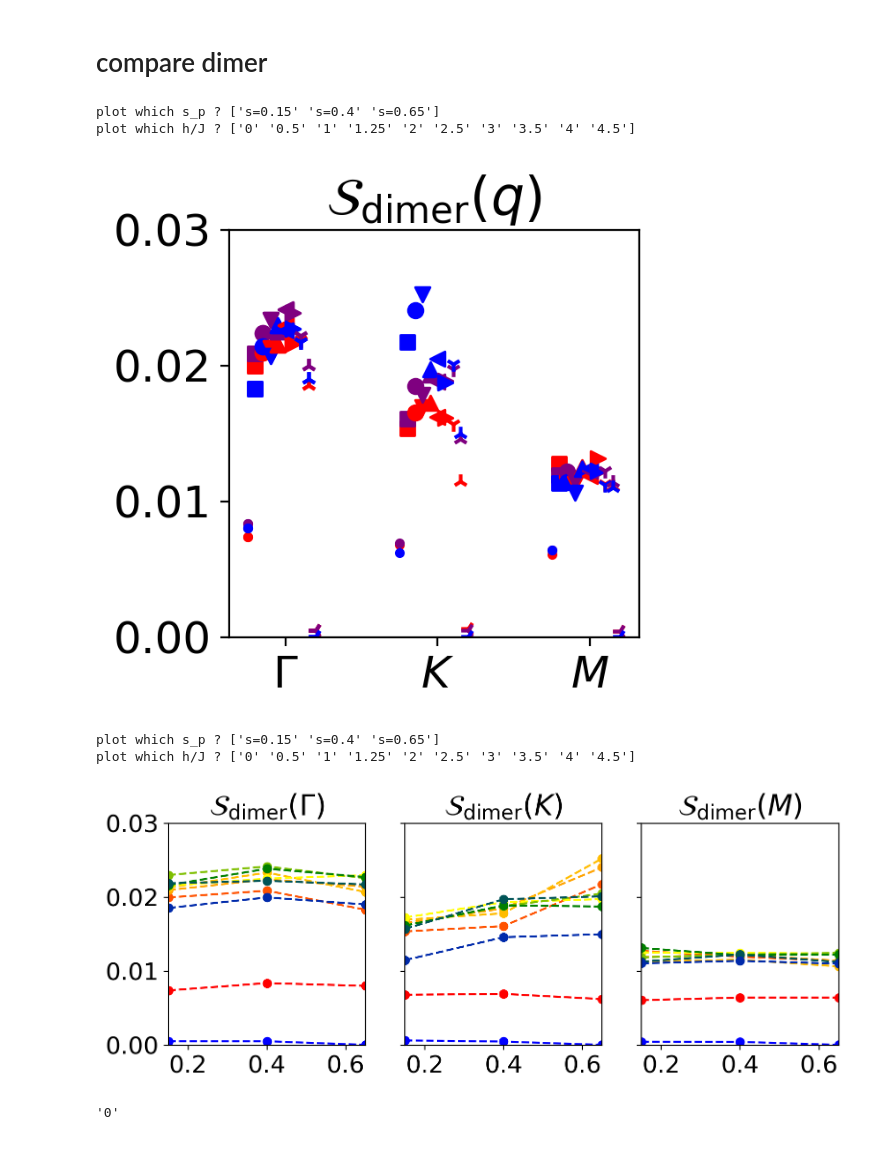
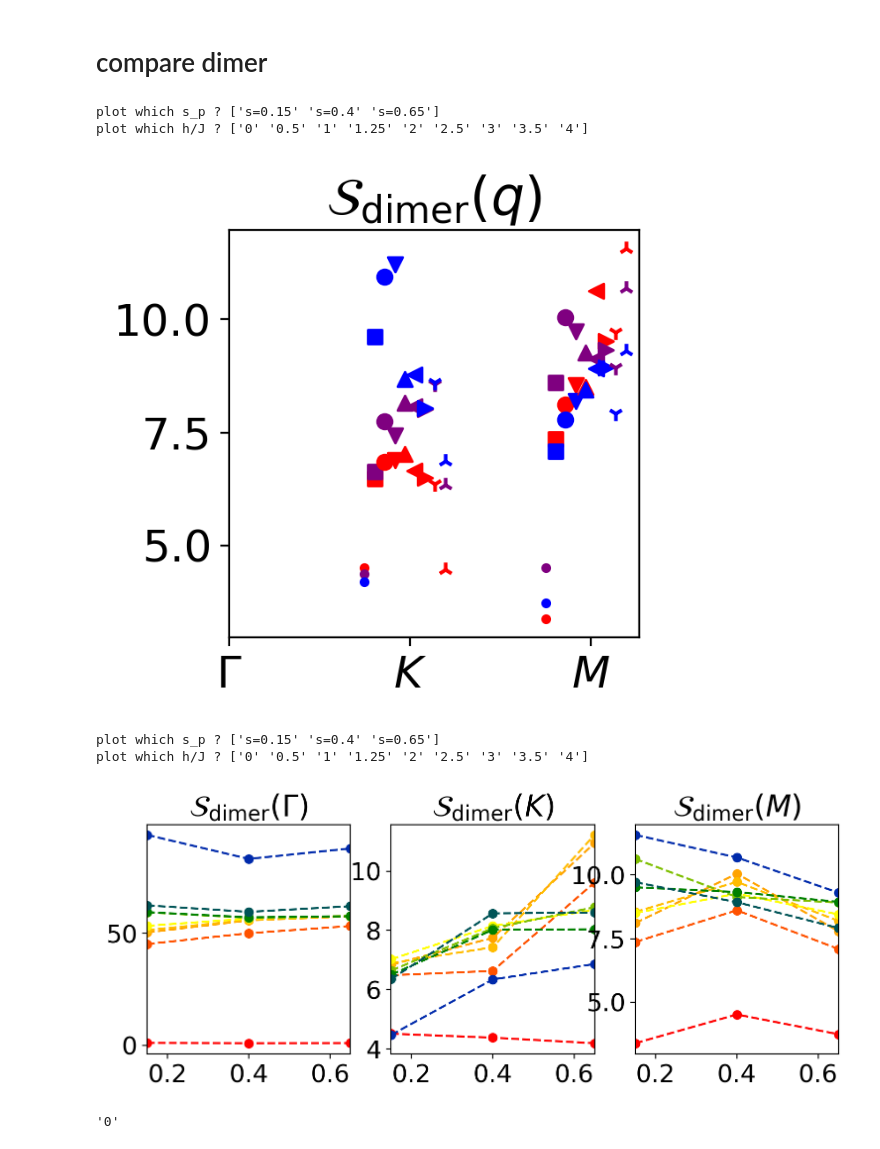
Before and after one commit to vdrouint/d-wave-other, a Jupyter notebook: kagome-tfim/processing/plot_FT.ipynb, the cells around one changed output. Cells and saved outputs as stored; diff of their text form; code cells hidden in the pictures.

```diff
--- a/kagome-tfim/processing/plot_FT.ipynb
+++ b/kagome-tfim/processing/plot_FT.ipynb
@@ -790,14 +799,14 @@ cmap = mpl.colors.LinearSegmentedColormap.from_list("", tuples)
 
 plt.rcParams['figure.dpi'] = 200
 plt.rcParams.update({'font.size':18})
-plt.figure(figsize=(3,3))
+plt.figure(figsize=(8,6))
 
 which_s = [0,1,2]
 print('plot which s_p ?', np.array(slist)[which_s])
-which_hJ = [1]
+which_hJ = [2]
 print('plot which s_p ?', np.array(hoverJ_apq)[which_hJ])
 
-step = 7
+step = 1
 numKpoints = 40
 # orders = [0, numKpoints, 2*numKpoints + 1, 3*numKpoints + 2]
 orders = []
@@ -835,7 +844,8 @@ for i in which_hJ:
         # orders = np.arange(0, len(finalSQ_spin_line), step)
         # plt.plot(yhat[orders], marker = 's', linestyle = '-', label = 'h/J=' + tag1, color = cmap(float(tag1)/4.5))
         # yvals = finalSQ_spin_line[orders]
-        yvals = finalSQ_spin_line[orders]
+        yvals = 3*168*finalSQ_spin_line[orders]
+        # yvals = 3*168*yhat[orders]
 
         # plt.plot(orders, yvals, marker = '+', linestyle = '--', color = cmap(float(tag1)/4.5))
         plt.plot(orders, yvals, marker = markers[0], linestyle = '--', color = cmap_s(j/2), label = tag2)
@@ -853,10 +863,11 @@ plt.xticks(ticks = xticks, labels = xticks_label);
 # plt.legend([a, b], [r"$s_p = 0.65$", r"$s_p = 0.15$"], loc='upper center', fontsize='small')
 
 # plt.yscale('log')
-plt.title(r'$\mathcal{S}(q); h/J = 1.0$')
+plt.title(r'$\mathcal{S}(q)$')
 # plt.title(r'$s_p = 0.65$')
 # plt.title(r'$s_p = 0.15$')
-plt.legend(bbox_to_anchor = [2, 1], ncols = 1)
+plt.ylim([0, 13])
+# plt.legend(bbox_to_anchor = [2, 1], ncols = 1)
 
 
 # plt.savefig(where_to_save + "compare_APQ: " + tag2[2:] + ".png")
@@ -899,7 +910,7 @@ plt.show()
 # %%
 # change the folder!!
 where_to_save = "../../data_prathus_runs/processedFT2/"
-hoverJ_apq = ['0', '0.5', '1', '1.25', '2', '2.5', '3', '3.5', '4', '4.5']
+hoverJ_apq = ['0', '0.5', '1', '1.25', '2', '2.5', '3', '3.5', '4']
 # slist = ['s=0.15', 's=0.65']
 slist = ['s=0.15', 's=0.4', 's=0.65']
 # %%
@@ -940,9 +951,9 @@ for i in which_hJ:
     for j in which_s:
         tag1 = hoverJ_apq[i]
         tag2 = slist[j]
-        file_name = where_to_save + "dimer_FT_h=" + tag1 + "_" + tag2 + ".hdf5"
+        file_name = where_to_save + "3D_FT_h=" + tag1 + "_" + tag2 + ".hdf5"
         data2 = h5py.File(file_name, 'r')
-        total_K = np.multiply(2, data2['total_K'])
+        total_K = np.multiply(1, data2['total_K'])
         finalSQ_spin = np.real(data2['avg_sigmasigma'])
 
         Gamma = np.array([0,0])
@@ -952,15 +963,15 @@ for i in which_hJ:
         shift_i = (i - len(which_hJ)/2)/(2*len(which_hJ))
         for k in range(len(total_K)):
             kpt = total_K[k]
-            if np.array_equal(kpt, Gamma):
+            if np.array_equal(kpt, Gamma + 0.1):
                 # dimer_k_values.append(['Gamma',kpt, finalSQ_spin[i]])
-                dimer_k_values.append([0 + shift_i, finalSQ_spin[k]])
+                dimer_k_values.append([0 + shift_i, 3*168*finalSQ_spin[k]])
             if np.allclose(kpt, K, rtol = 5e-3):
                 # dimer_k_values.append(['K',kpt, finalSQ_spin[i]])
-                dimer_k_values.append([1 + shift_i, finalSQ_spin[k]])
+                dimer_k_values.append([1 + shift_i, 3*168*finalSQ_spin[k]])
             if np.allclose(kpt, G, rtol = 5e-3):
                 # dimer_k_values.append(['M', kpt, finalSQ_spin[i]])
-                dimer_k_values.append([2 + shift_i, finalSQ_spin[k]])
+                dimer_k_values.append([2 + shift_i, 3*168*finalSQ_spin[k]])
 
         dimer_k_values = np.array(dimer_k_values)
         # print(dimer_k_values)
@@ -971,7 +982,7 @@ for i in which_hJ:
 #numKpoints = len(finalSQ_spin_line)
 xticks = np.array([0, 1, 2])
 xticks_label = [r"$\Gamma$", r"$K$", r"$M$"]
-plt.ylim([0,0.03])
+# plt.ylim([0,0.03])
 plt.xticks(ticks = xticks, labels = xticks_label);
 
 # fakexy = (0, 0)
@@ -993,8 +1004,8 @@ plt.title(r'$\mathcal{S}_{\rm dimer}(q)$')
 plt.show()
 # %% [output]
 plot which s_p ? ['s=0.15' 's=0.4' 's=0.65']
-plot which h/J ? ['0' '0.5' '1' '1.25' '2' '2.5' '3' '3.5' '4' '4.5']
+plot which h/J ? ['0' '0.5' '1' '1.25' '2' '2.5' '3' '3.5' '4']
-[figure, old version]
+[figure, new version]
 # %%
 #some h, s=0.7
 
@@ -1002,8 +1013,7 @@ plt.rcParams['figure.dpi'] = 200
 plt.rcParams.update({'font.size':18})
 # plt.figure(figsize=(3,3))
 
-fig, ax = plt.subplots(nrows=1, ncols=3, sharey=True,
-                                    figsize=(9, 3))
+fig, ax = plt.subplots(nrows=1, ncols=3, figsize=(9, 3))
 
 which_s = [0,1,2]
 print('plot which s_p ?', np.array(slist)[which_s])
@@ -1024,39 +1034,39 @@ G = (4*np.pi/3)*(np.array([1, 0]) + np.array([np.cos(2*np.pi/6), np.sin(2*np.pi/
 kvalues = [Gamma, K, G]
 titles = [r'$\mathcal{S}_{\rm dimer}(\Gamma)$', r'$\mathcal{S}_{\rm dimer}(K)$', r'$\mathcal{S}_{\rm dimer}(M)$']
 
 markers =  ["o","+",'x']
 for lm in range(len(kvalues)):
     kpoint_check = kvalues[lm]
     for i in which_hJ:
         xvals = []
         yvals = []
         for j in which_s:
             tag1 = hoverJ_apq[i]
             tag2 = slist[j]
             sp_val = float(tag2[2:])
             xvals.append(sp_val)
-            file_name = where_to_save + "dimer_FT_h=" + tag1 + "_" + tag2 + ".hdf5"
+            file_name = where_to_save + "3D_FT_h=" + tag1 + "_" + tag2 + ".hdf5"
             data2 = h5py.File(file_name, 'r')
-            total_K = np.multiply(2, data2['total_K'])
+            total_K = np.multiply(1, data2['total_K'])
             finalSQ_spin = np.real(data2['avg_sigmasigma'])
 
             for k in range(len(total_K)):
                 kpt = total_K[k]
                 if np.allclose(kpt, kpoint_check, rtol = 5e-3):
-                    value_here = finalSQ_spin[k]
+                    value_here = 3*168*finalSQ_spin[k]
             yvals.append(value_here)
 
         ax[lm].plot(xvals, yvals, marker = markers[0], ls = '--', color = cmap(float(tag1)/4.5))
 
-    ax[lm].set_ylim([0,0.03])
+    # ax[lm].set_ylim([0,0.03])
     ax[lm].set_title(titles[lm])
     ax[lm].set_xlim([0.15, 0.65])
     ax[lm].set_xticks([0.2, 0.4, 0.6])
 plt.show()
 # %% [output]
 plot which s_p ? ['s=0.15' 's=0.4' 's=0.65']
-plot which h/J ? ['0' '0.5' '1' '1.25' '2' '2.5' '3' '3.5' '4' '4.5']
+plot which h/J ? ['0' '0.5' '1' '1.25' '2' '2.5' '3' '3.5' '4']
-[figure, old version]
+[figure, new version]
 # %%
 # %% [output]
 '0'
```
Also changed, not shown: parts of 3 cells of this notebook, 2 other files.
